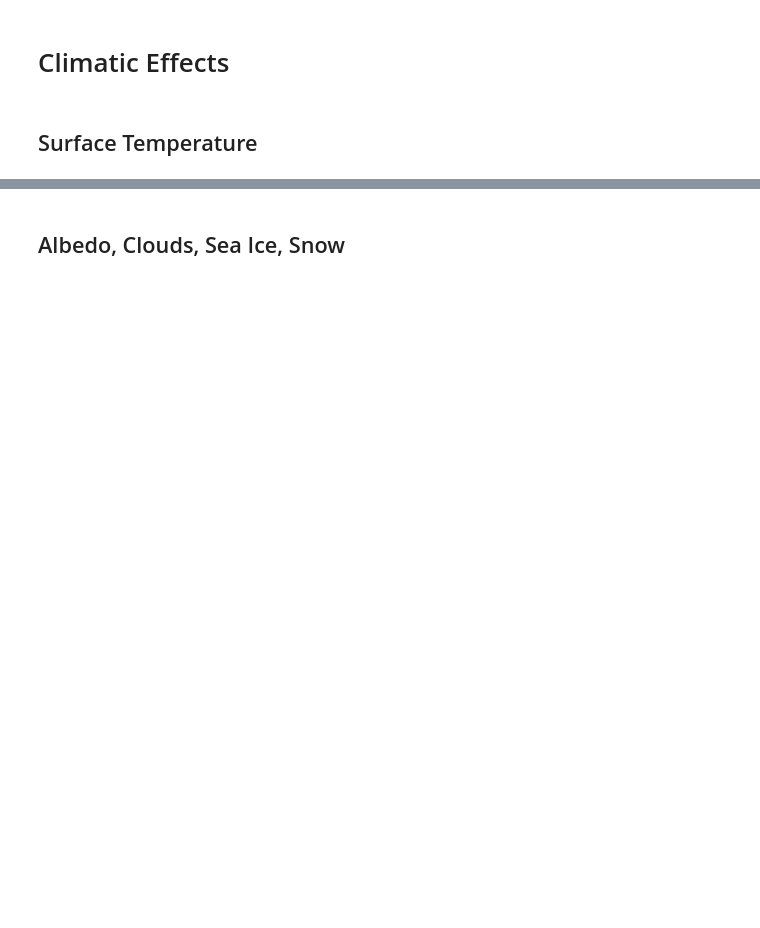
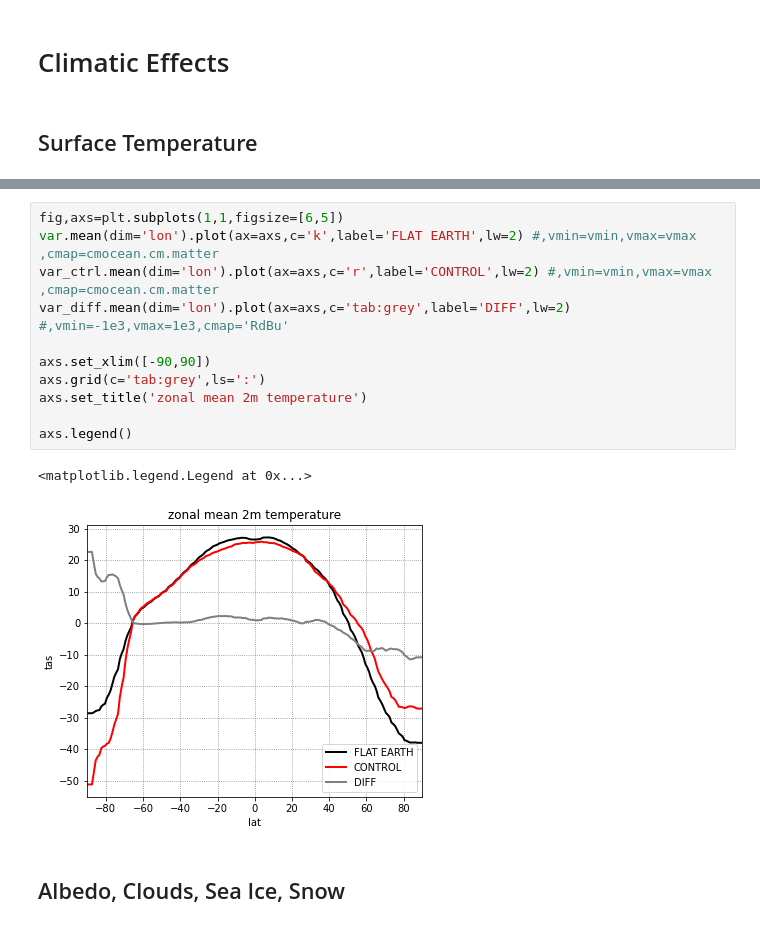
Before and after one commit to JanLandwehrs/ICON-ESM_FlatEarth, a Jupyter notebook: ICON_FlatEarth.ipynb, the cells around one changed output, grey strips where cells are left out. Saved outputs shown, nothing was run; the diff lists cells and outputs as text; blank space fills up the shorter version.

```diff
--- a/ICON_FlatEarth.ipynb
+++ b/ICON_FlatEarth.ipynb
@@ -152,2 +207,16 @@ plt.subplots_adjust(wspace=0)
+# %%
+fig,axs=plt.subplots(1,1,figsize=[6,5])
+var.mean(dim='lon').plot(ax=axs,c='k',label='FLAT EARTH',lw=2) #,vmin=vmin,vmax=vmax ,cmap=cmocean.cm.matter
+var_ctrl.mean(dim='lon').plot(ax=axs,c='r',label='CONTROL',lw=2) #,vmin=vmin,vmax=vmax ,cmap=cmocean.cm.matter
+var_diff.mean(dim='lon').plot(ax=axs,c='tab:grey',label='DIFF',lw=2) #,vmin=-1e3,vmax=1e3,cmap='RdBu'
+
+axs.set_xlim([-90,90])
+axs.grid(c='tab:grey',ls=':')
+axs.set_title('zonal mean 2m temperature')
+
+axs.legend()
+# %% [output]
+<matplotlib.legend.Legend at 0x...>
+[figure, added]
 # %% [markdown]
 ## Albedo, Clouds, Sea Ice, Snow
```
Also changed, not shown: parts of 41 cells of this notebook, 1 other file.
